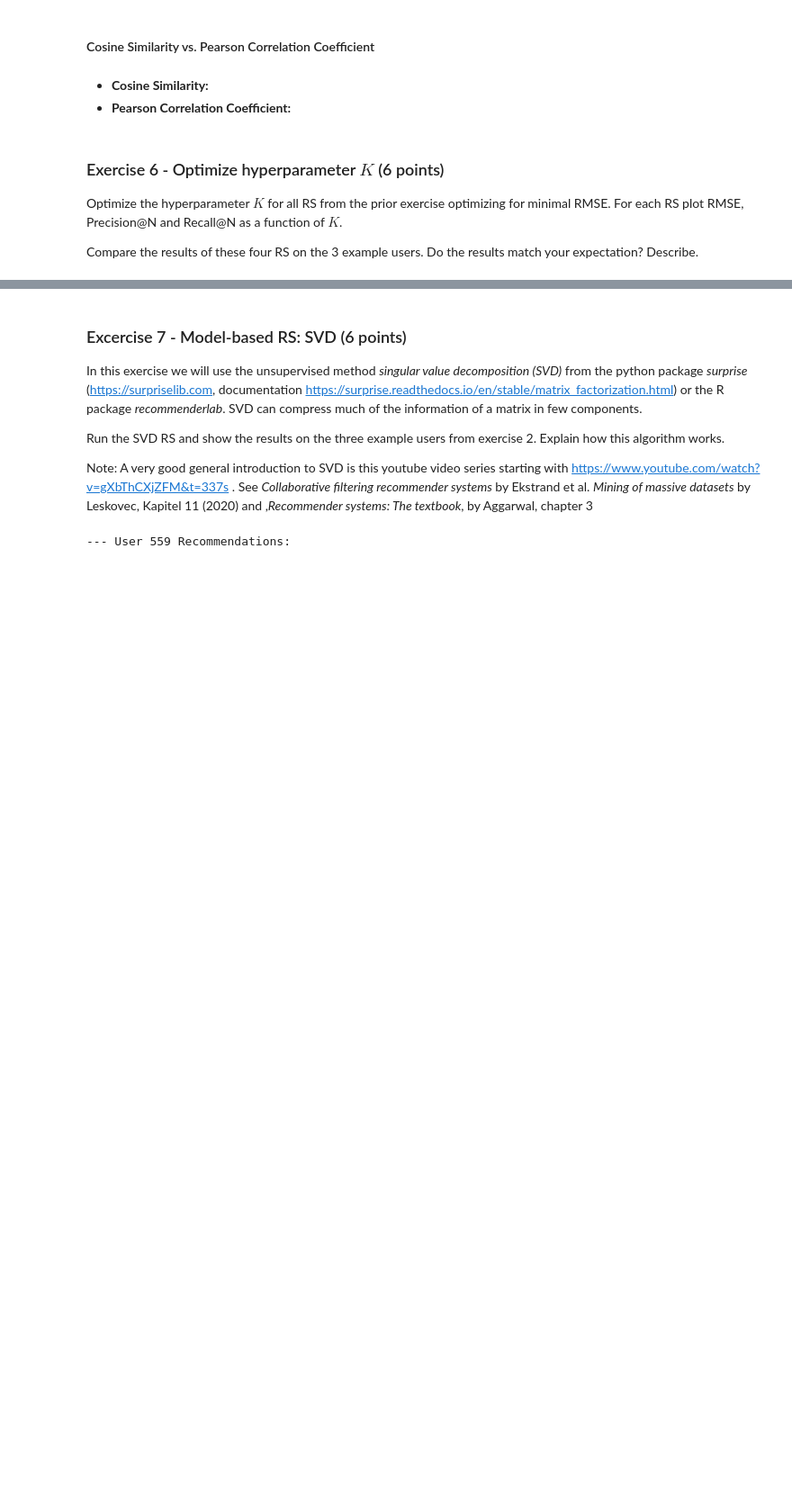
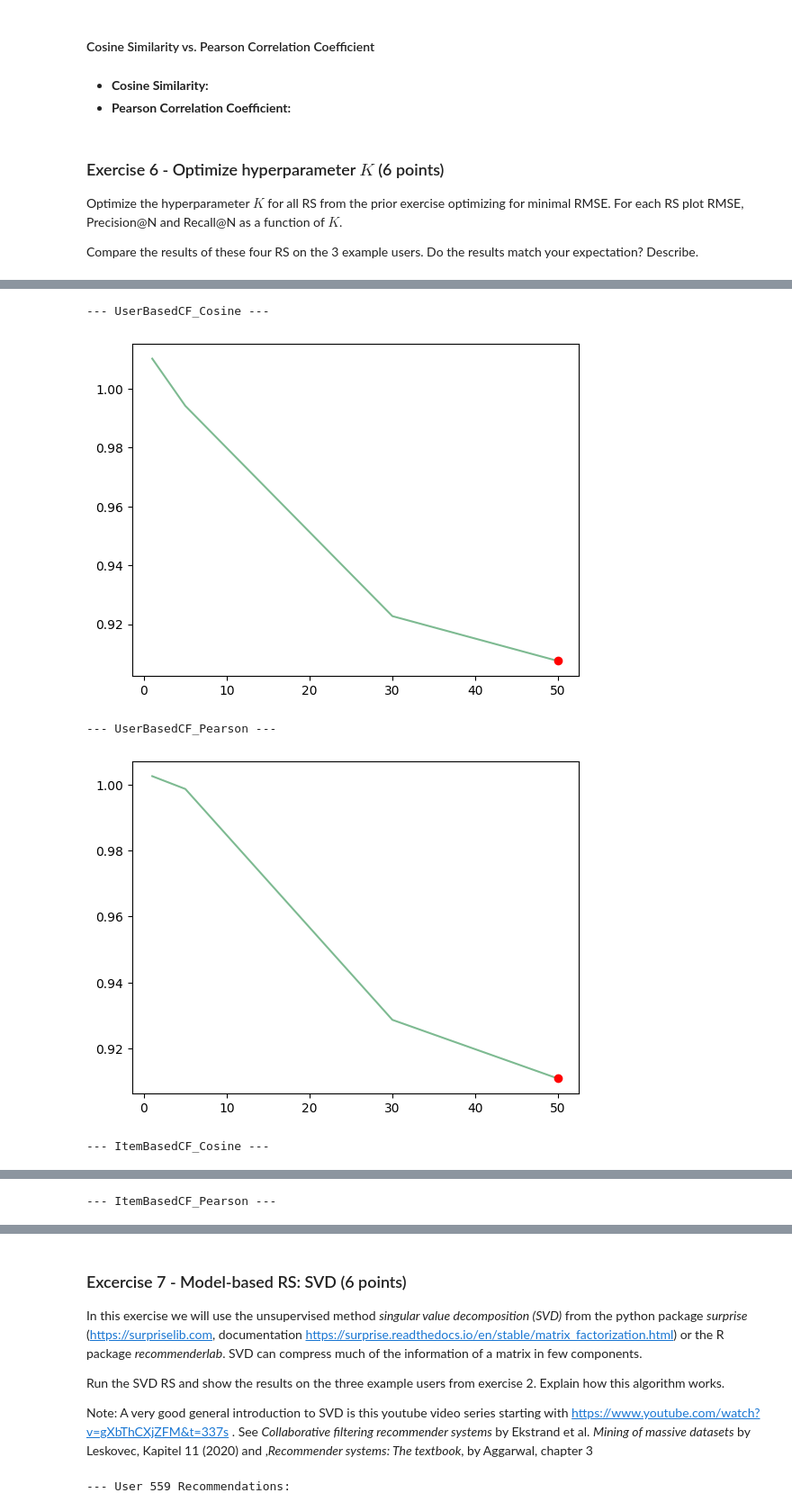
Before and after one commit to okaynils/fhnw-ds-rsy, a Jupyter notebook: MiniChallenge/RSY_ MiniChallenge_FS24.ipynb, the cells around one changed output, grey strips where cells are left out. Shown at 90% size. Drawn from its saved outputs; the diff is of its cells as text; code cells hidden in the pictures; blank space fills up the shorter version.

```diff
--- a/MiniChallenge/RSY_ MiniChallenge_FS24.ipynb
+++ b/MiniChallenge/RSY_ MiniChallenge_FS24.ipynb
@@ -995,3 +1032,16 @@ item_id = 1
 user_cf_pearson.predict(user_id, item_id)
 # %% [output]
 3.8572669949605425
+# %%
+# get top ratings for userbased pearson
+user_ids = [1, 50, 100]
+
+for user_id in user_ids:
+    recommendations = []
+    for item_id in range(1, user_item_matrix.shape[1] + 1):
+        if np.isnan(user_item_matrix[user_id - 1, item_id - 1]):
+            user_item_matrix[user_id - 1, item_id - 1] = user_cf_pearson.predict(user_id, item_id)
+
+        print(user_cf_pearson.predict(user_id, item_id)
+    print(f" - User {user_id} Recommendations")
+    print(recommendations)
@@ -1027,7 +1084,7 @@ def optimize_cf_recommenders(recommenders: list=[], param_grid: dict={}):
 
 param_grid = { 'K': [1, 5, 30, 50] }
 
-results = optimize_cf_recommenders(recommenders=[
+cf_results = optimize_cf_recommenders(recommenders=[
                                     UserBasedCF_Cosine,
                                     UserBasedCF_Pearson,
                                     ItemBasedCF_Cosine,
@@ -1052,0 +1110,13 @@ Best RMSE for ItemBasedCF_Pearson: 0.9242536478705825
+# %%
+for cf in cf_results:
+    print(f"--- {cf} ---")
+
+    plt.plot(param_grid['K'], [r[1] for r in cf_results[cf]['results']])
+    plt.plot(cf_results[cf]['best_params']['K'], cf_results[cf]['best_rmse'], 'ro')
+    plt.show()
+# %% [output]
+--- UserBasedCF_Cosine ---
+[figure, added]
+--- UserBasedCF_Pearson ---
+[figure, added]
+--- ItemBasedCF_Cosine ---
@@ -1052,0 +1124 @@ Best RMSE for ItemBasedCF_Pearson: 0.9242536478705825
+--- ItemBasedCF_Pearson ---
```
Also changed, not shown: parts of 34 cells of this notebook, 1 other file.
